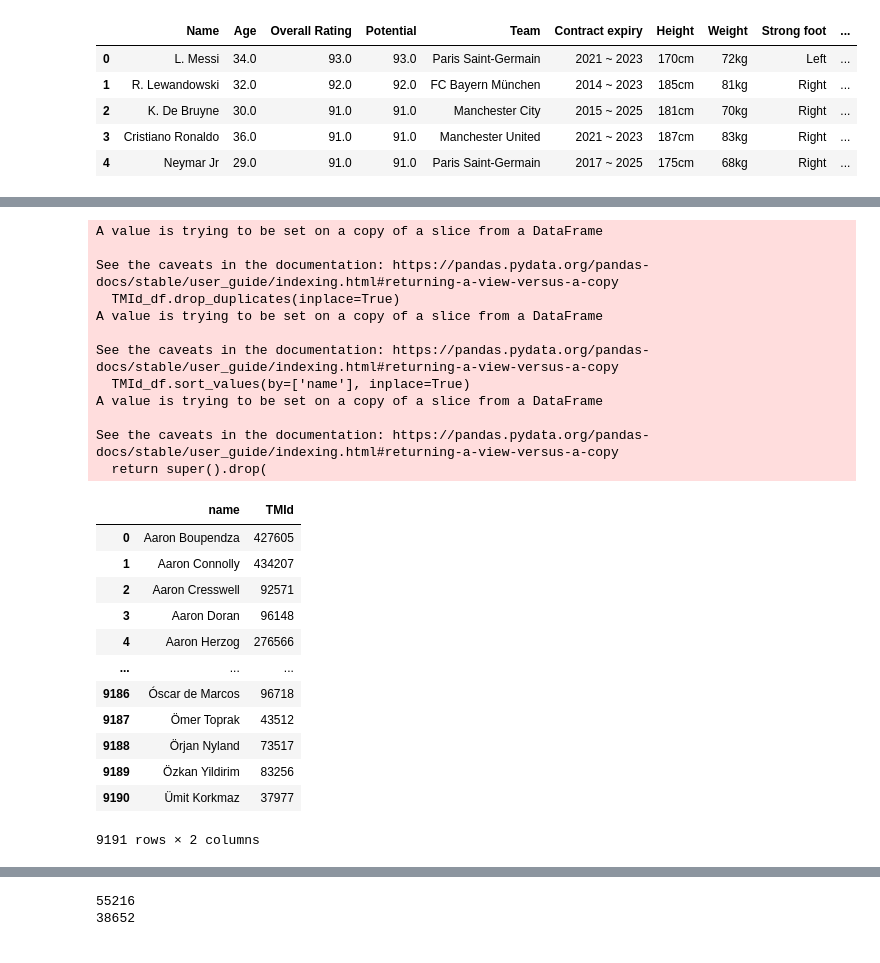
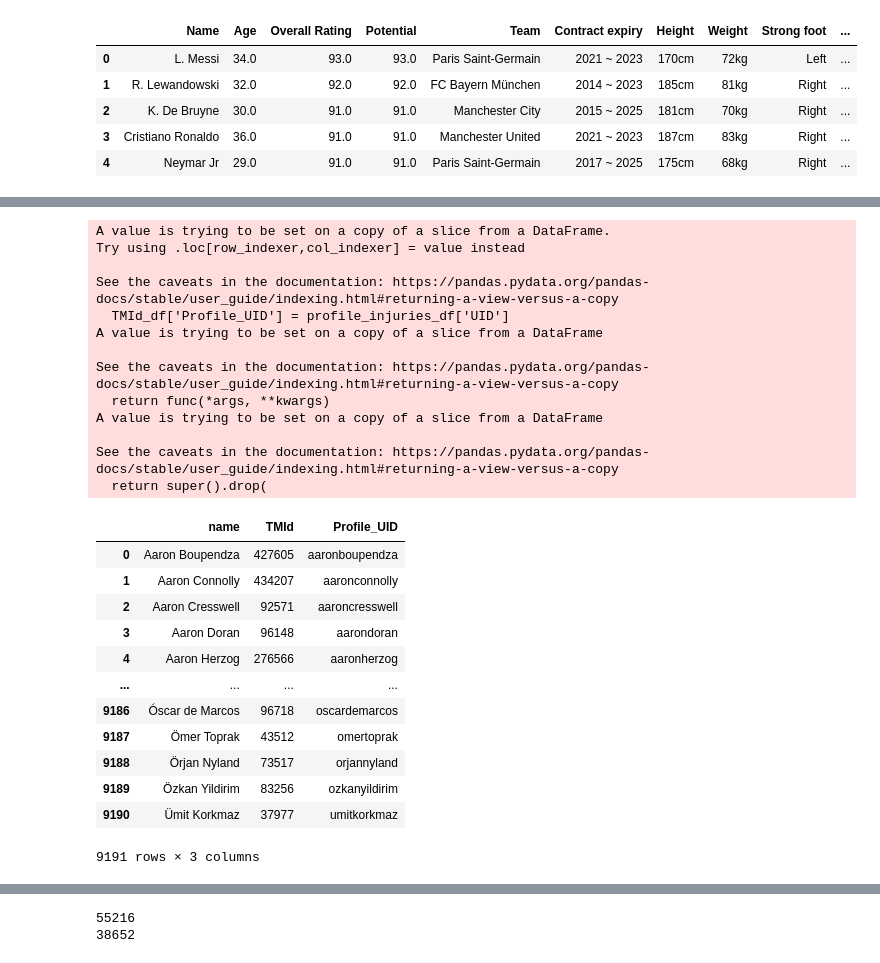
Before and after one commit to SravanRajupalem/FootballPredictions, a Jupyter notebook: 17b. Consolidate Profile Data - TM.ipynb, the cells around one changed output, grey strips where cells are left out. Cells and saved outputs as stored; diff of their text form; code cells hidden in the pictures.

```diff
--- a/17b. Consolidate Profile Data - TM.ipynb
+++ b/17b. Consolidate Profile Data - TM.ipynb
@@ -69,7 +70,9 @@ def remove(string):
     pattern = re.compile(r'\s+')
     return re.sub(pattern, '', string)
 
-profile_injuries_df['UID'] = profile_injuries_df['Name in home country:'].str.lower().str.replace(' ','').str.strip() + profile_injuries_df['Citizenship:'].str.lower().str.replace(' ','').str.strip() + profile_injuries_df['Foot:'].str.lower().str.replace(' ','').str.strip()
+profile_injuries_df['UID'] = profile_injuries_df['name'].fillna('').str.lower().str.replace(' ','').str.strip() + \
+                             profile_injuries_df['Citizenship:'].fillna('').str.lower().str.replace(' ','').str.strip() + \
+                             profile_injuries_df['Foot:'].fillna('').str.lower().str.replace(' ','').str.strip()
 profile_injuries_df['UID'] = profile_injuries_df['UID'].astype(str).apply(unidecode).apply(remove)
 # profile_injuries_df['UID'] = profile_injuries_df['UID'].str.replace('[^\w\s]','')
 
@@ -150,39 +190,39 @@ similarity_df
 # %%
 
-
-
 TMId_df = profile_injuries_df[['name', 'TMId']]
+TMId_df['Profile_UID'] = profile_injuries_df['UID']
 TMId_df.drop_duplicates(inplace=True)
 TMId_df.sort_values(by=['name'], inplace=True)
 TMId_df.reset_index(inplace=True)
 TMId_df.drop(columns=['index'], inplace=True)
-TMId_df
+TMId_df#['Profile_UID'].value_counts(dropna=False)
 # %% [output]
+A value is trying to be set on a copy of a slice from a DataFrame.
+Try using .loc[row_indexer,col_indexer] = value instead
+
+See the caveats in the documentation: https://pandas.pydata.org/pandas-docs/stable/user_guide/indexing.html#returning-a-view-versus-a-copy
+  TMId_df['Profile_UID'] = profile_injuries_df['UID']
 A value is trying to be set on a copy of a slice from a DataFrame
 
 See the caveats in the documentation: https://pandas.pydata.org/pandas-docs/stable/user_guide/indexing.html#returning-a-view-versus-a-copy
-  TMId_df.drop_duplicates(inplace=True)
-A value is trying to be set on a copy of a slice from a DataFrame
-
-See the caveats in the documentation: https://pandas.pydata.org/pandas-docs/stable/user_guide/indexing.html#returning-a-view-versus-a-copy
-  TMId_df.sort_values(by=['name'], inplace=True)
+  return func(*args, **kwargs)
 A value is trying to be set on a copy of a slice from a DataFrame
 
 See the caveats in the documentation: https://pandas.pydata.org/pandas-docs/stable/user_guide/indexing.html#returning-a-view-versus-a-copy
   return super().drop(
-|  | name | TMId |
-| 0 | Aaron Boupendza | 427605 |
-| 1 | Aaron Connolly | 434207 |
-| 2 | Aaron Cresswell | 92571 |
-| 3 | Aaron Doran | 96148 |
-| 4 | Aaron Herzog | 276566 |
-| ... | ... | ... |
-| 9186 | Óscar de Marcos | 96718 |
-| 9187 | Ömer Toprak | 43512 |
-| 9188 | Örjan Nyland | 73517 |
-| 9189 | Özkan Yildirim | 83256 |
-| 9190 | Ümit Korkmaz | 37977 |
+|  | name | TMId | Profile_UID |
+| 0 | Aaron Boupendza | 427605 | aaronboupendza |
+| 1 | Aaron Connolly | 434207 | aaronconnolly |
+| 2 | Aaron Cresswell | 92571 | aaroncresswell |
+| 3 | Aaron Doran | 96148 | aarondoran |
+| 4 | Aaron Herzog | 276566 | aaronherzog |
+| ... | ... | ... | ... |
+| 9186 | Óscar de Marcos | 96718 | oscardemarcos |
+| 9187 | Ömer Toprak | 43512 | omertoprak |
+| 9188 | Örjan Nyland | 73517 | orjannyland |
+| 9189 | Özkan Yildirim | 83256 | ozkanyildirim |
+| 9190 | Ümit Korkmaz | 37977 | umitkorkmaz |
-9191 rows × 2 columns
+9191 rows × 3 columns
 # %%
 player_weights_df.sort_values(by=['Name', 'year'], inplace=True)
 player_weights_df.reset_index(inplace = True)
```
Also changed, not shown: parts of 12 cells of this notebook.
